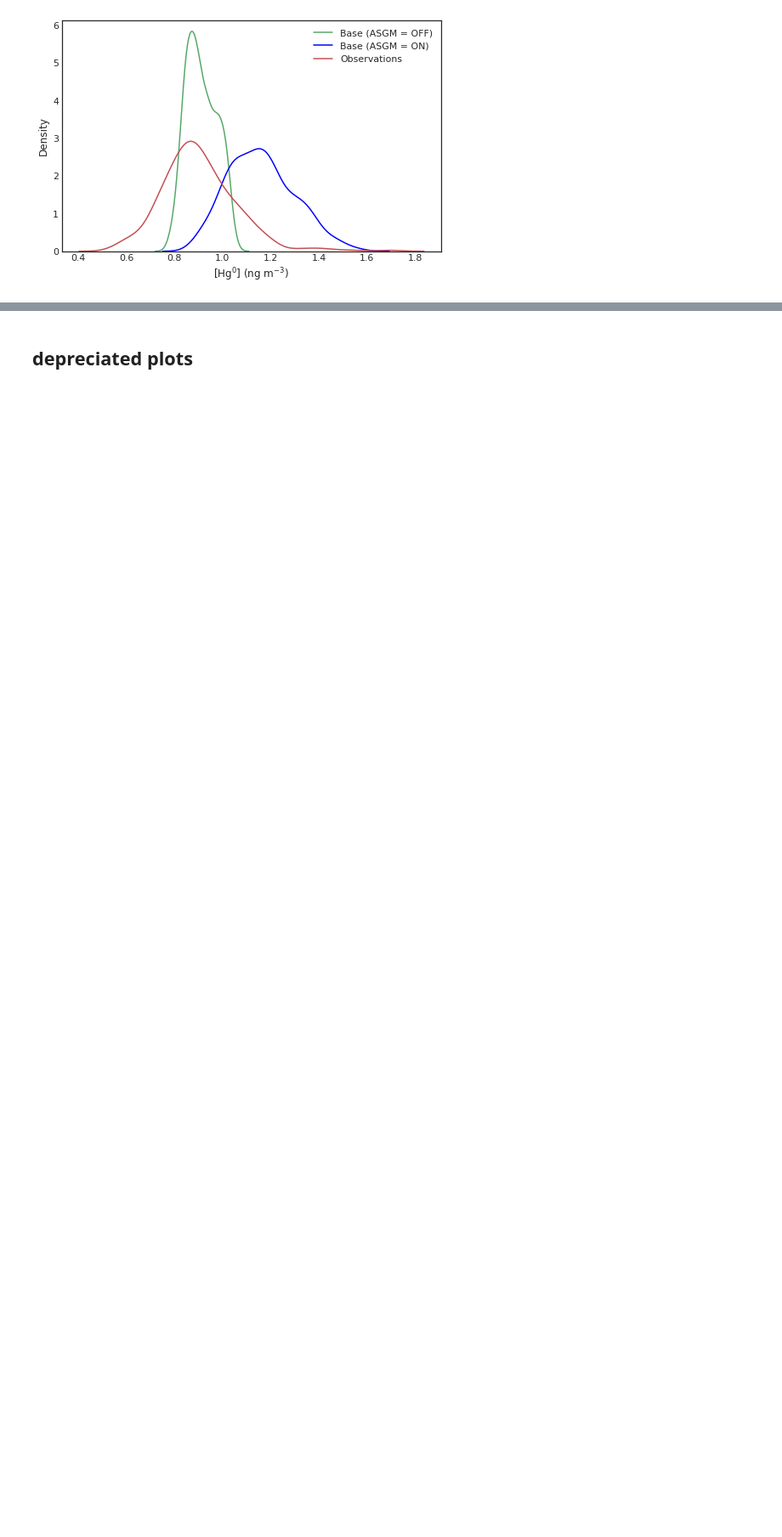
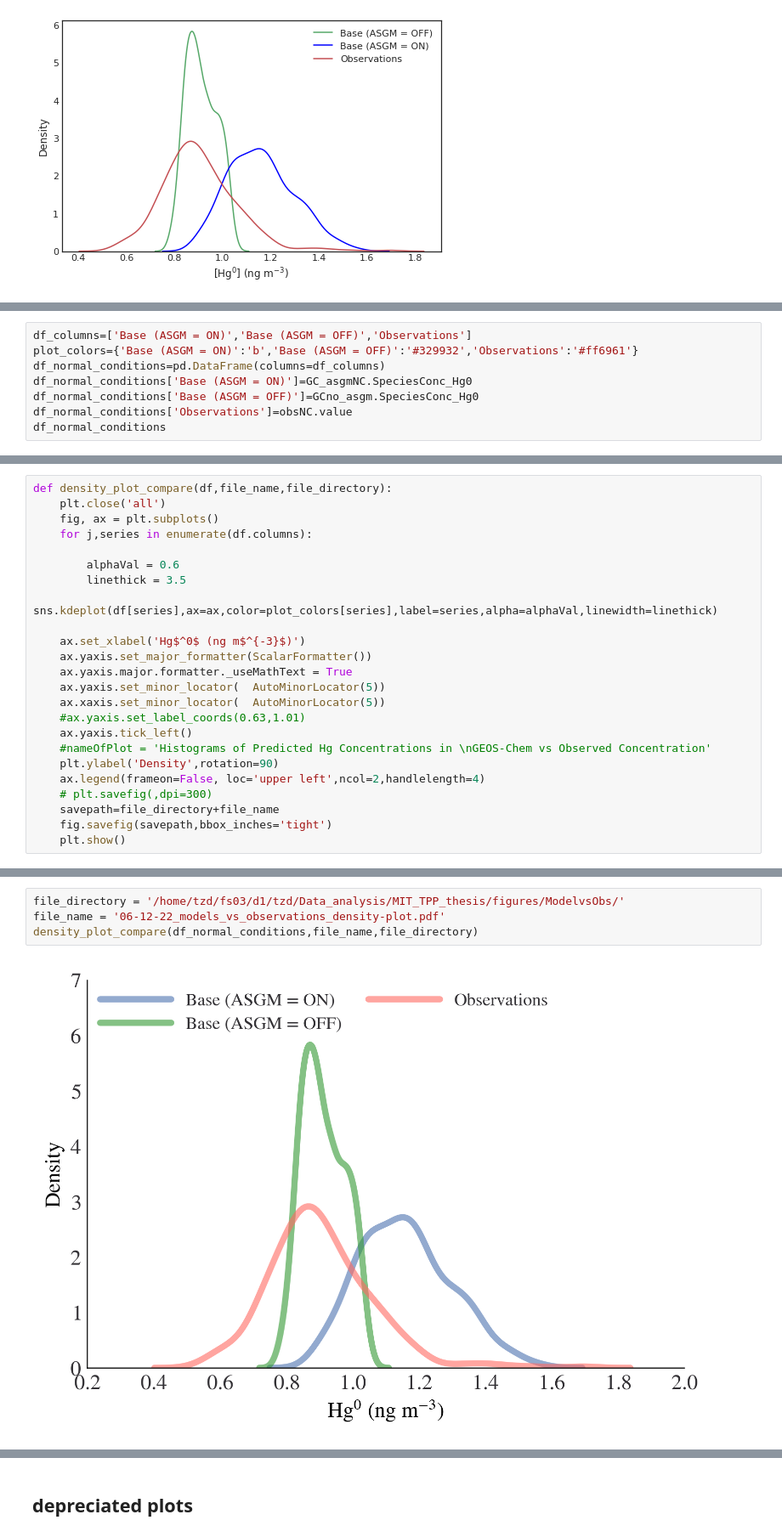
Before and after one commit to Shakes-tzd/MIT_TPP_thesis, a Jupyter notebook: JPnotebooks/Time series plots .ipynb, the cells around one changed output, grey strips where cells are left out. Shown at 85% size. Drawn from its saved outputs; the diff is of its cells as text; blank space fills up the shorter version.

```diff
--- a/JPnotebooks/Time series plots .ipynb
+++ b/JPnotebooks/Time series plots .ipynb
@@ -293,0 +296,8 @@ plt.show()
+# %%
+df_columns=['Base (ASGM = ON)','Base (ASGM = OFF)','Observations']
+plot_colors={'Base (ASGM = ON)':'b','Base (ASGM = OFF)':'#329932','Observations':'#ff6961'}
+df_normal_conditions=pd.DataFrame(columns=df_columns)
+df_normal_conditions['Base (ASGM = ON)']=GC_asgmNC.SpeciesConc_Hg0
+df_normal_conditions['Base (ASGM = OFF)']=GCno_asgm.SpeciesConc_Hg0
+df_normal_conditions['Observations']=obsNC.value
+df_normal_conditions
@@ -293,0 +352,24 @@ plt.show()
+# %%
+def density_plot_compare(df,file_name,file_directory):
+    plt.close('all')
+    fig, ax = plt.subplots()
+    for j,series in enumerate(df.columns):
+
+        alphaVal = 0.6
+        linethick = 3.5
+        sns.kdeplot(df[series],ax=ax,color=plot_colors[series],label=series,alpha=alphaVal,linewidth=linethick)
+
+    ax.set_xlabel('Hg$^0$ (ng m$^{-3}$)')
+    ax.yaxis.set_major_formatter(ScalarFormatter())
+    ax.yaxis.major.formatter._useMathText = True
+    ax.yaxis.set_minor_locator(  AutoMinorLocator(5))
+    ax.xaxis.set_minor_locator(  AutoMinorLocator(5))
+    #ax.yaxis.set_label_coords(0.63,1.01)
+    ax.yaxis.tick_left()
+    #nameOfPlot = 'Histograms of Predicted Hg Concentrations in \nGEOS-Chem vs Observed Concentration'
+    plt.ylabel('Density',rotation=90)
+    ax.legend(frameon=False, loc='upper left',ncol=2,handlelength=4)
+    # plt.savefig(,dpi=300)
+    savepath=file_directory+file_name
+    fig.savefig(savepath,bbox_inches='tight')
+    plt.show()
@@ -293,0 +378,6 @@ plt.show()
+# %%
+file_directory = '/home/tzd/fs03/d1/tzd/Data_analysis/MIT_TPP_thesis/figures/ModelvsObs/'
+file_name = '06-12-22_models_vs_observations_density-plot.pdf'
+density_plot_compare(df_normal_conditions,file_name,file_directory)
+# %% [output]
+[figure, added]
```
Also changed, not shown: parts of 12 cells of this notebook, 6 other files.
